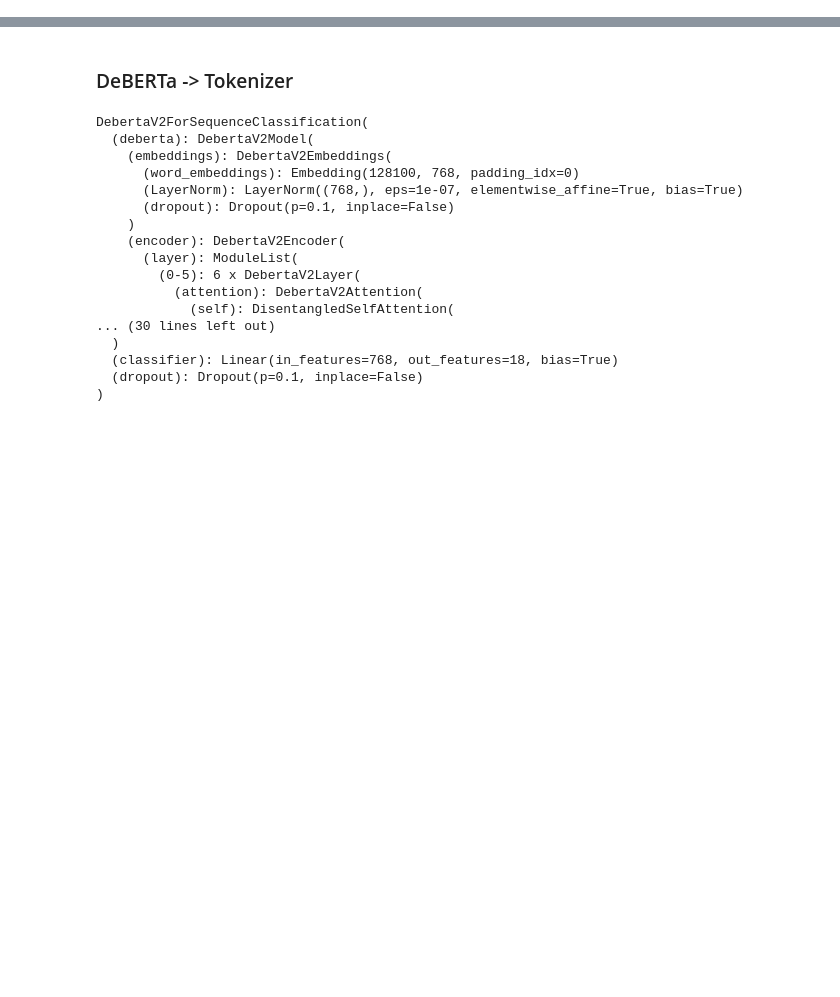
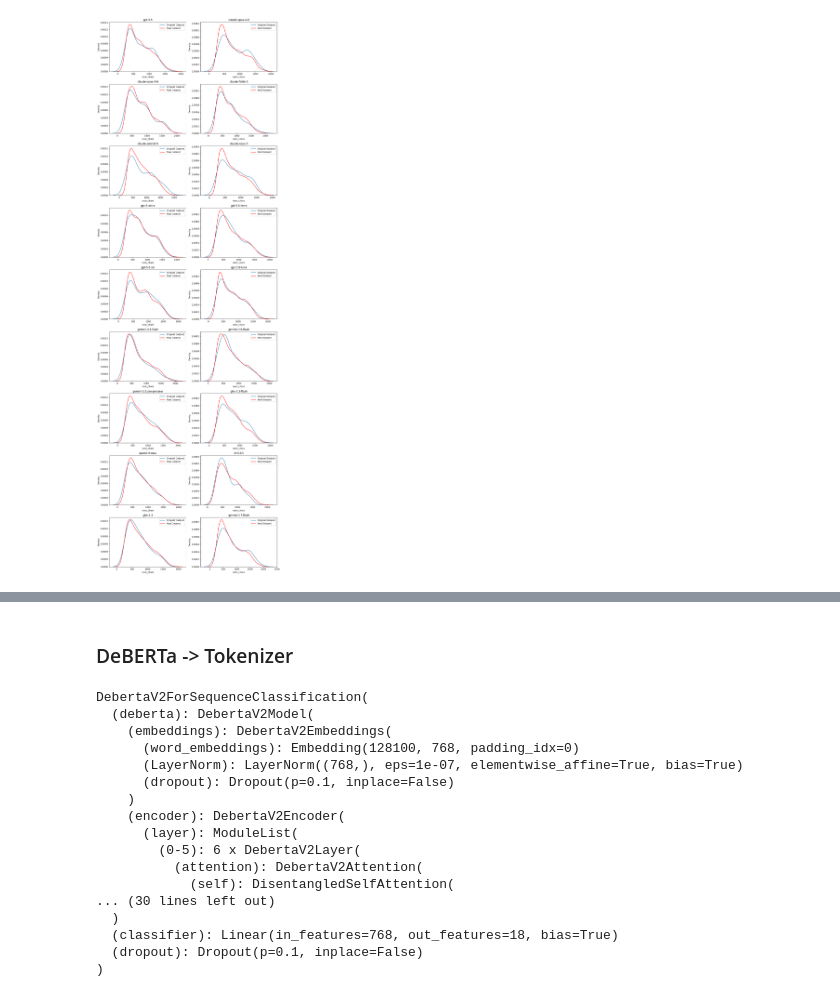
Before and after one commit to Vinay3022272/Name_that_LLM, a Jupyter notebook: practice.ipynb, the cells around one changed output, grey strips where cells are left out. Cells and saved outputs as stored; diff of their text form; code cells hidden in the pictures; blank space fills up the shorter version.

```diff
--- a/practice.ipynb
+++ b/practice.ipynb
@@ -24,0 +109,27 @@ C:\Users\ps302\OneDrive\Desktop\Name_that_LLM\data\train.csv
+# %%
+import math
+import matplotlib.pyplot as plt
+import seaborn as sns
+
+models = df["model"].unique()
+cols = 2
+rows = math.ceil(len(models) / cols)
+
+fig, axes = plt.subplots(rows, cols, figsize=(12, 4 * rows), squeeze=False)
+axes = axes.flatten()
+
+for idx, model in enumerate(models):
+    ax = axes[idx]
+    sns.kdeplot(df2[df2["model"] == model]["num_chars"], label="Original Dataset", ax=ax)
+    sns.kdeplot(df[df["model"] == model]["num_chars"], color="red", label="New Dataset", ax=ax)
+    ax.set_title(model)
+    ax.legend()
+
+# Hide any extra empty subplots if models count is odd
+for j in range(len(models), len(axes)):
+    fig.delaxes(axes[j])
+
+plt.tight_layout()
+plt.show()
+# %% [output]
+[figure, added]
```
Also changed, not shown: parts of 10 cells of this notebook, 5 other files.
